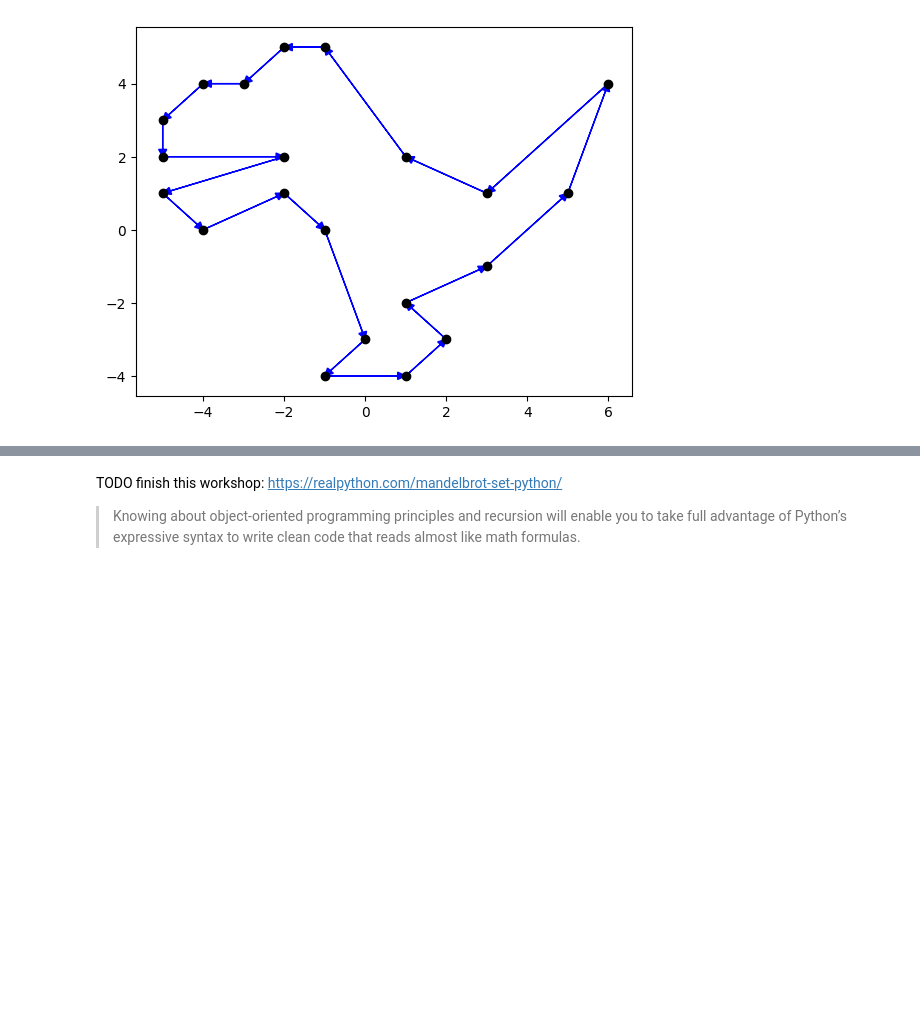
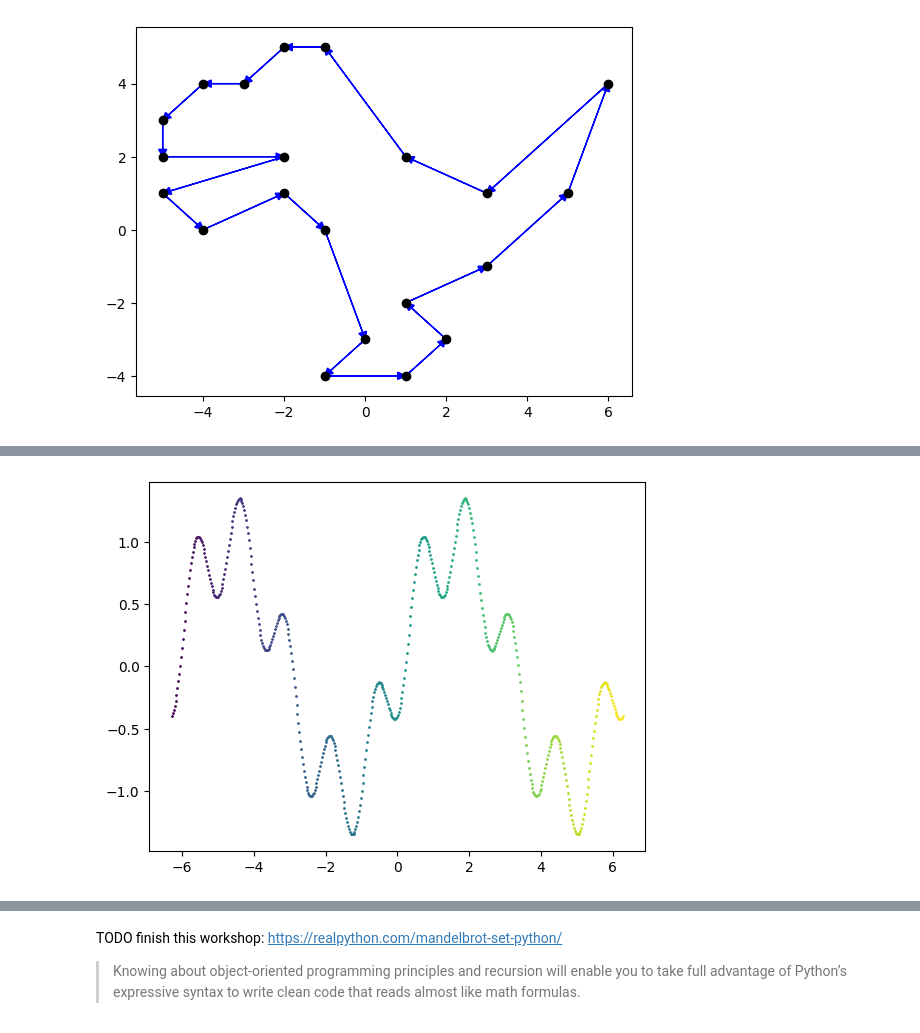
Before and after one commit to Kislovskiy/ChartCraftHub, a Jupyter notebook: src/chartcrafthub/chapter_2_0.ipynb, the cells around one changed output, grey strips where cells are left out. Cells and saved outputs as stored; diff of their text form; code cells hidden in the pictures; blank space fills up the shorter version.

```diff
--- a/src/chartcrafthub/chapter_2_0.ipynb
+++ b/src/chartcrafthub/chapter_2_0.ipynb
@@ -98,3 +238,29 @@ fig, ax = (
+# %%
+from matplotlib import pyplot as plt
+import numpy as np
+
+X = np.linspace(-2 * np.pi, +2 * np.pi, 500)
+Y = np.sin(X) + 0.4 * np.cos(3 + 5 * X)
+
+fig, ax = (
+    Plot()
+    .add(
+        [Point(x, y) for x, y in zip(X, Y)],
+        {"marker": "o", "color": "gray", "markersize": 1},
+    )
+    .get_figure()
+)
+
+cmap = plt.cm.viridis
+ax.get_children()
+colors = np.linspace(0, 1, len(X))
+for i, child in enumerate(ax.get_children()):
+    # Check if the child is an instance of matplotlib.lines.Line2D
+    if isinstance(child, plt.Line2D):
+        # Set the color of the line using the colormap
+        child.set_color(cmap(colors[i]))
+# %% [output]
+[figure, added]
 # %%
 dino_vectors = (
     (6, 4),
```
Also changed, not shown: parts of 22 cells of this notebook, 2 other files.
